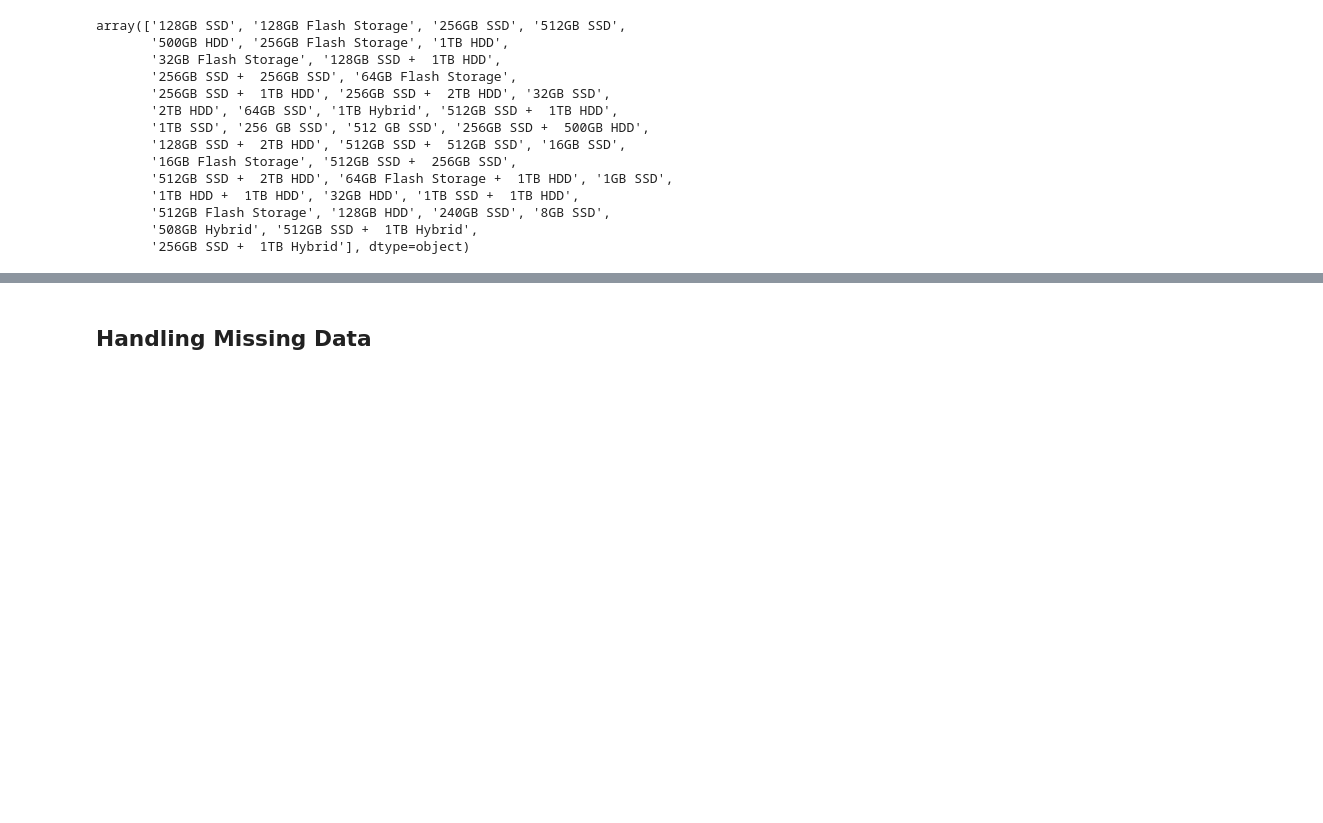
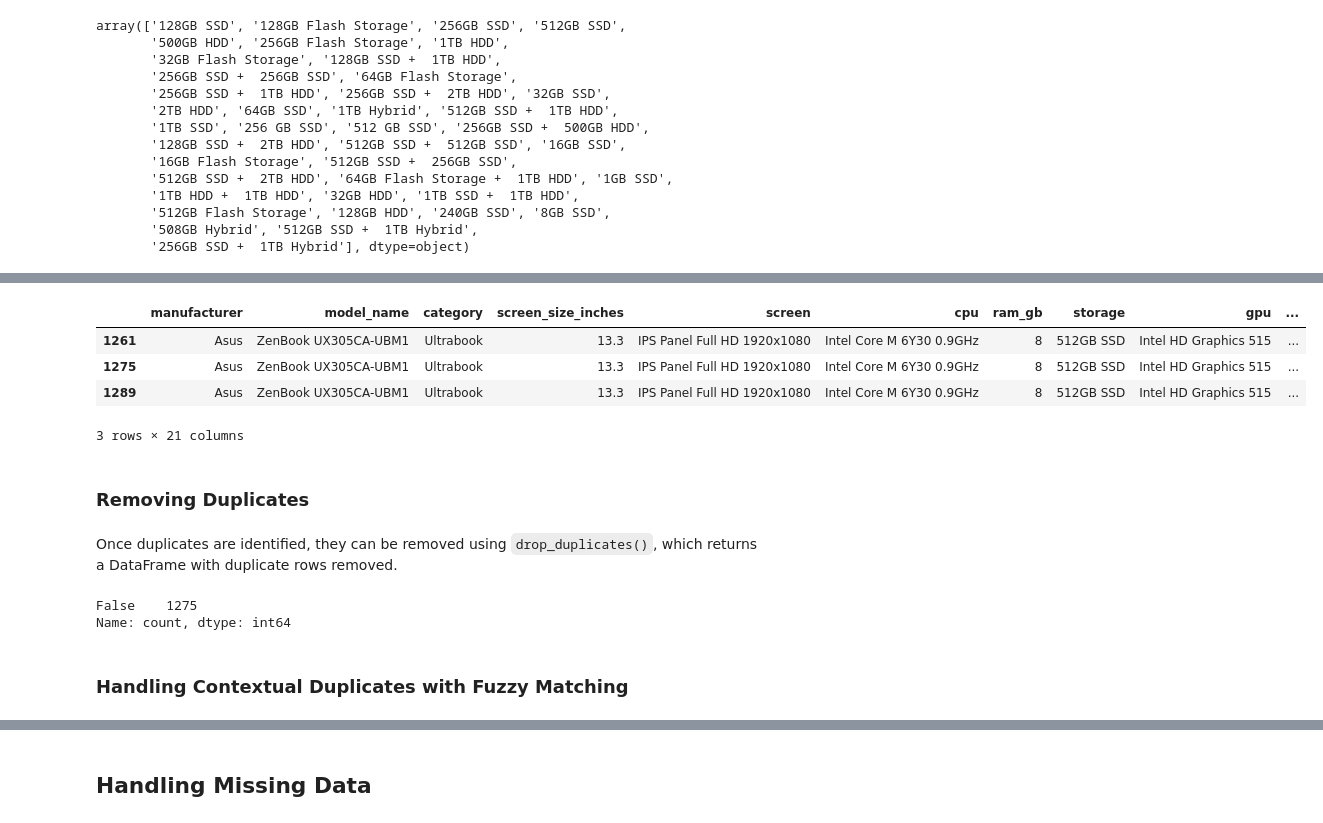
Before and after one commit to ervinstrmcnik/python-data-analytics, a Jupyter notebook: Part_05_Data_Wrangling_With_Pandas/Data_Wrangling_With_Pandas.ipynb, the cells around one changed output, grey strips where cells are left out. Saved outputs shown, nothing was run; the diff lists cells and outputs as text; code cells hidden in the pictures; blank space fills up the shorter version.

```diff
--- a/Part_05_Data_Wrangling_With_Pandas/Data_Wrangling_With_Pandas.ipynb
+++ b/Part_05_Data_Wrangling_With_Pandas/Data_Wrangling_With_Pandas.ipynb
@@ -615,0 +722,12 @@ Practical Exercise: Standardize categorical variables and clean string data.
+# %%
+laptops[laptops["model_name"] == "ZenBook UX305CA-UBM1"]
+# %% [output]
+|  | manufacturer | model_name | category | screen_size_inches | screen | cpu | ram_gb | storage | gpu | ... |
+| 1261 | Asus | ZenBook UX305CA-UBM1 | Ultrabook | 13.3 | IPS Panel Full HD 1920x1080 | Intel Core M 6Y30 0.9GHz | 8 | 512GB SSD | Intel HD Graphics 515 | ... |
+| 1275 | Asus | ZenBook UX305CA-UBM1 | Ultrabook | 13.3 | IPS Panel Full HD 1920x1080 | Intel Core M 6Y30 0.9GHz | 8 | 512GB SSD | Intel HD Graphics 515 | ... |
+| 1289 | Asus | ZenBook UX305CA-UBM1 | Ultrabook | 13.3 | IPS Panel Full HD 1920x1080 | Intel Core M 6Y30 0.9GHz | 8 | 512GB SSD | Intel HD Graphics 515 | ... |
+3 rows × 21 columns
+# %% [markdown]
+### Removing Duplicates
+# %% [markdown]
+Once duplicates are identified, they can be removed using `drop_duplicates()`, which returns a DataFrame with duplicate rows removed.
@@ -615,0 +736,7 @@ Practical Exercise: Standardize categorical variables and clean string data.
+# %%
+laptops.duplicated().value_counts()
+# %% [output]
+False    1275
+Name: count, dtype: int64
+# %% [markdown]
+### Handling Contextual Duplicates with Fuzzy Matching
```
Also changed, not shown: parts of 43 cells of this notebook, 4 other files.
